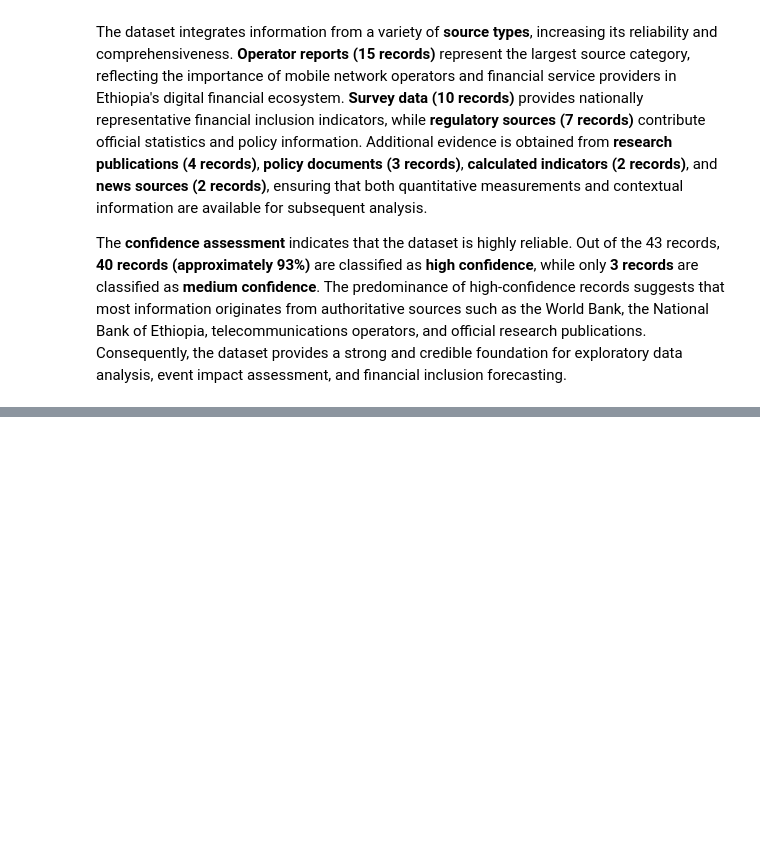
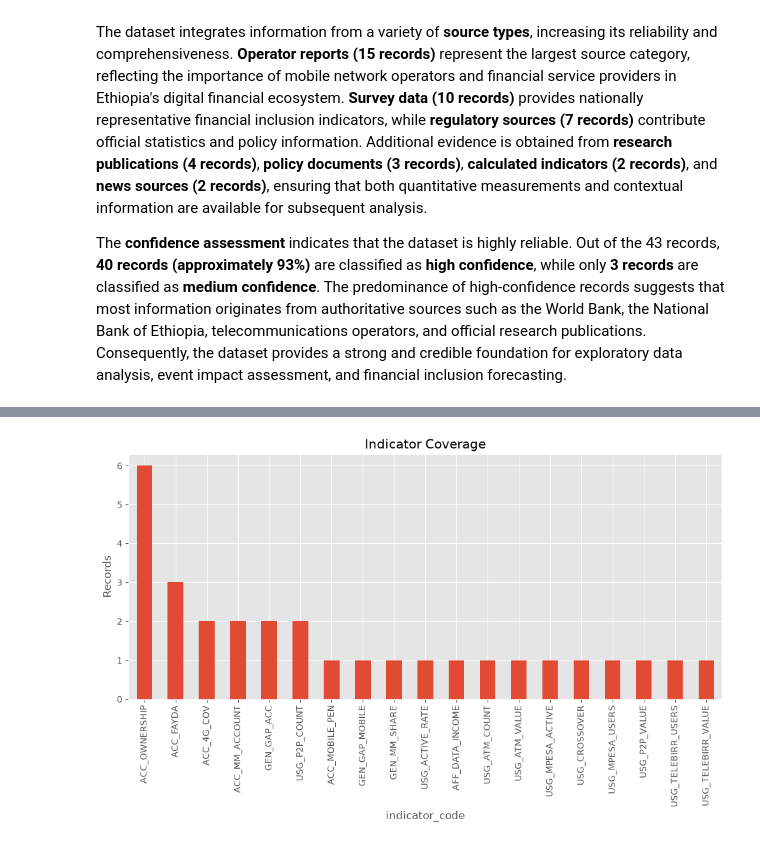
Before and after one commit to Lalisecf/ethiopia-fi-forecast-week11, a Jupyter notebook: notebooks/task1_data_exploration.ipynb, the cells around one changed output, grey strips where cells are left out. Saved outputs shown, nothing was run; the diff lists cells and outputs as text; code cells hidden in the pictures; blank space fills up the shorter version.

Commit message:
Explore observation indicators and temporal coverage

```diff
--- a/notebooks/task1_data_exploration.ipynb
+++ b/notebooks/task1_data_exploration.ipynb
@@ -266,0 +269,5 @@ The **confidence assessment** indicates that the dataset is highly reliable. Out
+# %%
+#Filter
+observations = df[
+    df["record_type"] == "observation"
+].copy()
@@ -266,0 +292,10 @@ The **confidence assessment** indicates that the dataset is highly reliable. Out
+# %%
+#Coverage
+coverage = (
+    observations
+    .groupby("indicator_code")
+    .size()
+    .sort_values(ascending=False)
+)
+
+coverage
@@ -266,0 +320,13 @@ The **confidence assessment** indicates that the dataset is highly reliable. Out
+# %%
+#Visualization
+plt.figure(figsize=(12,5))
+
+coverage.plot(kind="bar")
+
+plt.ylabel("Records")
+
+plt.title("Indicator Coverage")
+
+plt.show()
+# %% [output]
+[figure, added]
```
Also changed, not shown: parts of 6 cells of this notebook.
